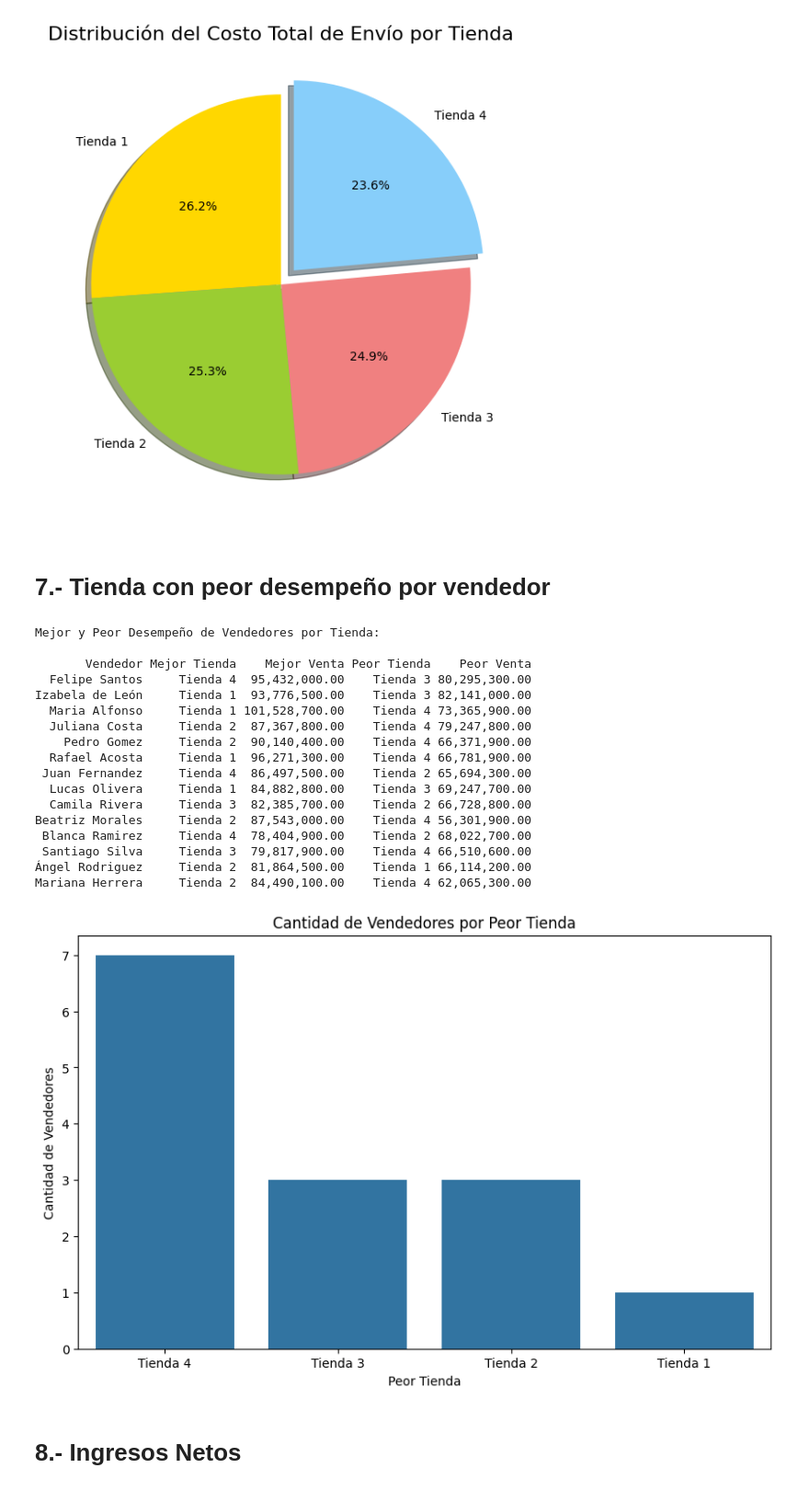
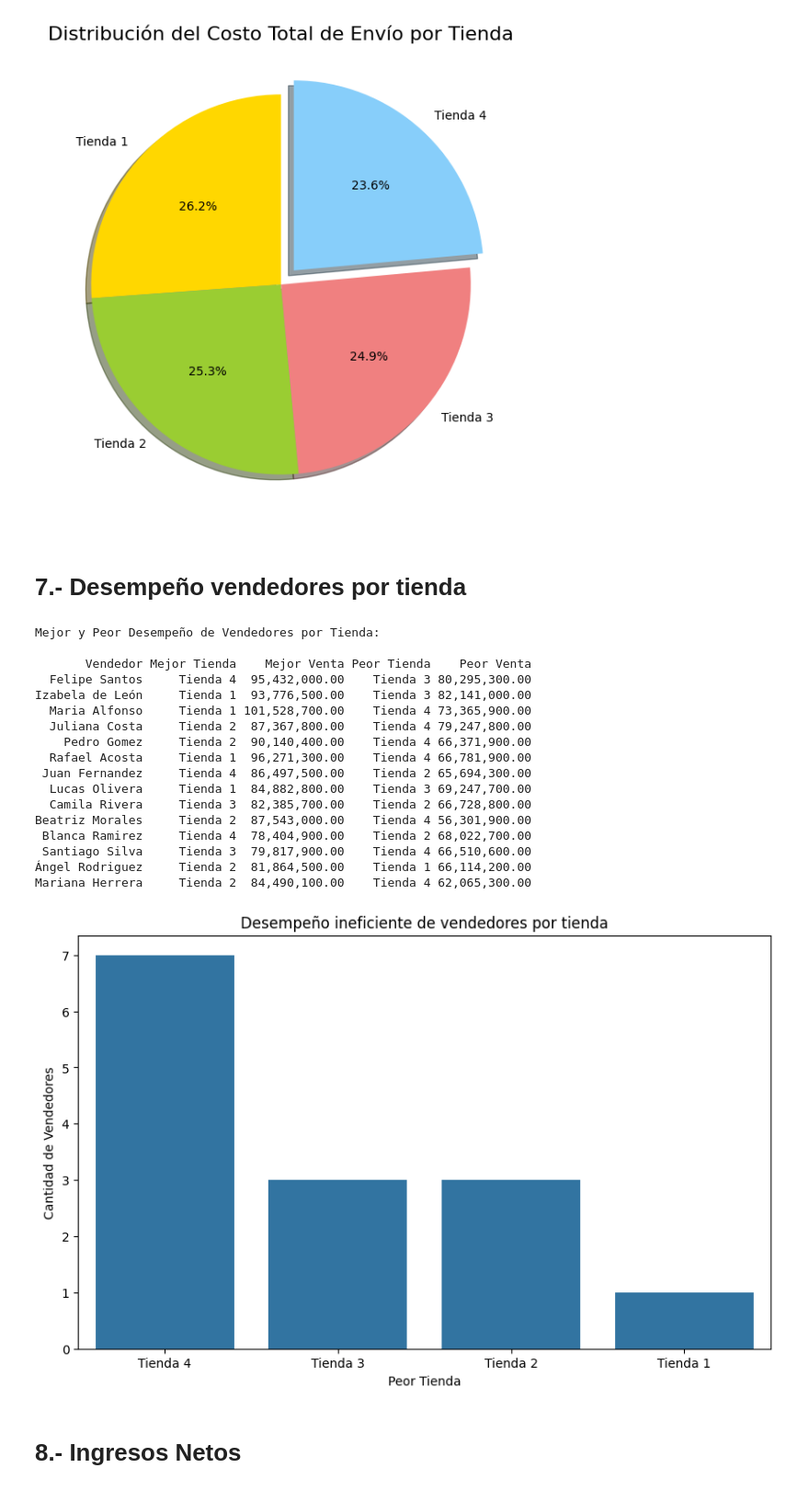
Before and after one commit to Maucho6340/challenge1-data-science-latam, a Jupyter notebook: AluraStoreLatam.ipynb, the cells around one changed output. Shown at 92% size. Drawn from its saved outputs; the diff is of its cells as text; code cells hidden in the pictures.

```diff
--- a/AluraStoreLatam.ipynb
+++ b/AluraStoreLatam.ipynb
@@ -538,8 +576,8 @@ Tienda 2  2359.0 59,485,100.00     25.35%
 Tienda 3  2359.0 58,516,600.00     24.93%
 Tienda 4  2358.0 55,317,400.00     23.57%
 [figure]
-# %% [markdown]
-# 7.- Tienda con peor desempeño por vendedor
+# %% [markdown]
+# 7.- Desempeño vendedores por tienda
 # %%
 import pandas as pd
 import matplotlib.pyplot as plt
@@ -611,35 +649,35 @@ conteo_peor_tienda.columns = ['Peor Tienda', 'Cantidad de Vendedores']
 print("\nMejor y Peor Desempeño de Vendedores por Tienda:\n")
 print(tabla_mejor_peor.to_string(index=False, formatters={
     'Mejor Venta': '{:,.2f}'.format,
     'Peor Venta': '{:,.2f}'.format
 }))
 
 # Crear el gráfico de barras
 plt.figure(figsize=(10, 6))
 sns.barplot(x='Peor Tienda', y='Cantidad de Vendedores', data=conteo_peor_tienda)
-plt.title('Cantidad de Vendedores por Peor Tienda')
+plt.title('Desempeño ineficiente de vendedores por tienda')
 plt.xlabel('Peor Tienda')
 plt.ylabel('Cantidad de Vendedores')
 plt.show()
 # %% [output]
 Mejor y Peor Desempeño de Vendedores por Tienda:
 
        Vendedor Mejor Tienda    Mejor Venta Peor Tienda    Peor Venta
   Felipe Santos     Tienda 4  95,432,000.00    Tienda 3 80,295,300.00
 Izabela de León     Tienda 1  93,776,500.00    Tienda 3 82,141,000.00
   Maria Alfonso     Tienda 1 101,528,700.00    Tienda 4 73,365,900.00
   Juliana Costa     Tienda 2  87,367,800.00    Tienda 4 79,247,800.00
     Pedro Gomez     Tienda 2  90,140,400.00    Tienda 4 66,371,900.00
   Rafael Acosta     Tienda 1  96,271,300.00    Tienda 4 66,781,900.00
  Juan Fernandez     Tienda 4  86,497,500.00    Tienda 2 65,694,300.00
   Lucas Olivera     Tienda 1  84,882,800.00    Tienda 3 69,247,700.00
   Camila Rivera     Tienda 3  82,385,700.00    Tienda 2 66,728,800.00
 Beatriz Morales     Tienda 2  87,543,000.00    Tienda 4 56,301,900.00
  Blanca Ramirez     Tienda 4  78,404,900.00    Tienda 2 68,022,700.00
  Santiago Silva     Tienda 3  79,817,900.00    Tienda 4 66,510,600.00
 Ángel Rodriguez     Tienda 2  81,864,500.00    Tienda 1 66,114,200.00
 Mariana Herrera     Tienda 2  84,490,100.00    Tienda 4 62,065,300.00
-[figure, old version]
+[figure, new version]
 # %% [markdown]
 # 8.- Ingresos Netos
 # %%
```
Also changed, not shown: parts of 3 cells of this notebook.
